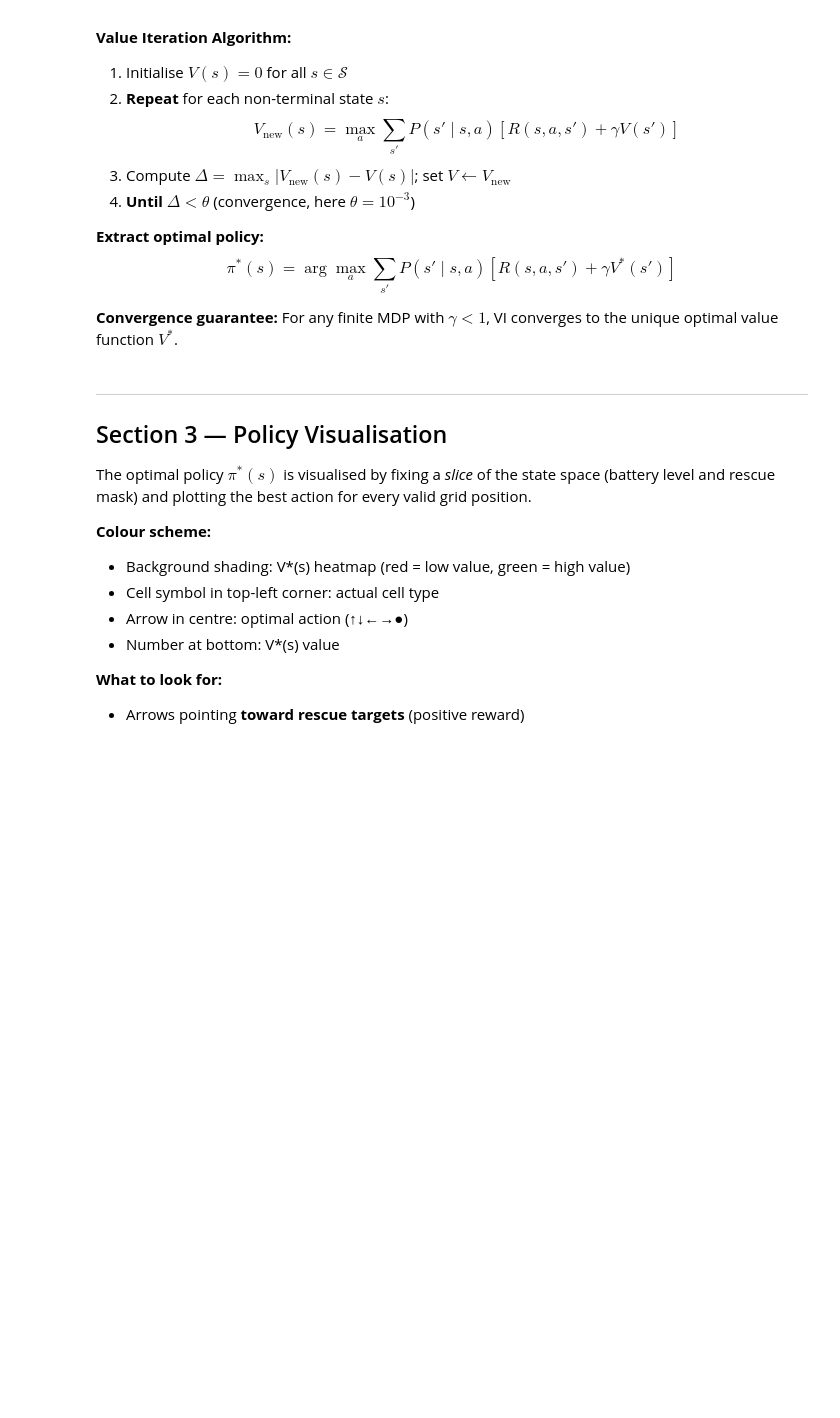
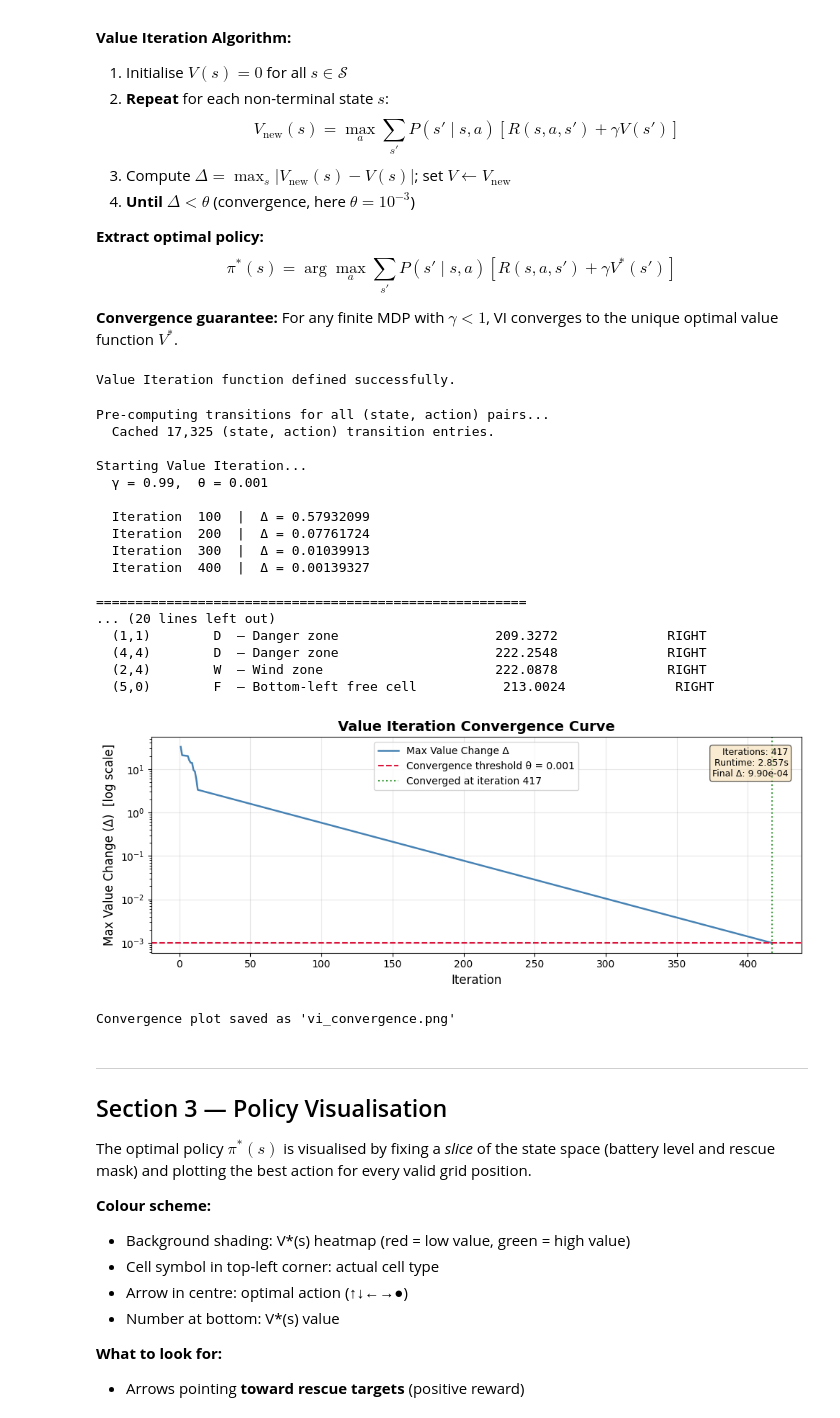
Before and after one commit to pkm-bits/DRL_DP_BITS_Sem2_Assignment, a Jupyter notebook: drone_rescue_dp.ipynb, the cells around one changed output. Drawn from its saved outputs; the diff is of its cells as text; code cells hidden in the pictures; blank space fills up the shorter version.

```diff
--- a/drone_rescue_dp.ipynb
+++ b/drone_rescue_dp.ipynb
@@ -355,26 +377,26 @@ print("Helper function unit tests:")
 print()
 
 # Test effective_cell: rescued target should return 'F'
-assert effective_cell(0, 2, 0b001) == 'F',  "Rescued R0 should show as F"
-assert effective_cell(0, 2, 0b000) == 'R',  "Unrescued R0 should show as R"
+assert effective_cell(2, 5, 0b001) == 'F',  "Rescued R0 should show as F"
+assert effective_cell(2, 5, 0b000) == 'R',  "Unrescued R0 should show as R"
 assert effective_cell(0, 0, 0b000) == 'F',  "Start cell S should show as F"
-assert effective_cell(2, 4, 0b000) == 'D',  "Danger cell should show as D"
+assert effective_cell(1, 1, 0b000) == 'D',  "Danger cell should show as D"
 print("  [PASS] effective_cell(): rescued targets → 'F', S → 'F', others correct")
 
 # Test apply_action_to_pos: blocked/OOB should return same position
 assert apply_action_to_pos(0, 0, UP)   == (0, 0), "UP from top row should stay"
 assert apply_action_to_pos(0, 3, RIGHT) == (0, 4), "Move to (0,4) should succeed"
-assert apply_action_to_pos(1, 3, RIGHT) == (1, 3), "Move into X at (1,4) should stay"
+assert apply_action_to_pos(2, 4, LEFT) == (2, 4), "Move into X at (2,3) should stay"
 print("  [PASS] apply_action_to_pos(): out-of-bounds and blocked correctly handled")
 
 # Test compute_outcome: entering C should refill battery
-ns, r = compute_outcome(0, 3, 5, 0, RIGHT)  # Move from (0,3) → (0,4) which is C
+ns, r = compute_outcome(5, 1, 5, 0, RIGHT)  # Move from (5,1) → (5,2) which is C
 assert ns[2] == MAX_BATTERY, "Entering C should refill battery to MAX"
 assert r == R_CHARGE_ENTRY, "Entering C should give R_CHARGE_ENTRY reward"
 print("  [PASS] compute_outcome(): entering C gives full battery + +5 reward")
 
 # Test compute_outcome: rescue target
-ns, r = compute_outcome(0, 1, 15, 0, RIGHT)  # Move from (0,1) → (0,2) which is R
+ns, r = compute_outcome(2, 4, 15, 0, RIGHT)  # Move from (2,4) → (2,5) which is R
 assert ns[3] == 0b001, "Rescue bit 0 should be set"
 assert r == R_RESCUE, "Rescue reward should be +20"
 print("  [PASS] compute_outcome(): rescue target sets bit and gives +20 reward")
@@ -791,10 +858,10 @@ print()
 print("Sample states:")
 sample_states = [
     (0, 0, 15, 0),   # Start: full battery, no rescues
-    (0, 2, 14, 0),   # Just arrived at first rescue target
-    (0, 4, 14, 1),   # At charging station, 1 rescue done
-    (4, 5, 3,  3),   # Near last target, low battery, 2 rescues done
-    (2, 4, 5,  0),   # At danger zone
+    (2, 5, 14, 0),   # Just arrived at first rescue target (R0)
+    (3, 4, 14, 1),   # At charging station, 1 rescue done
+    (5, 4, 3,  3),   # Near last target (R2), low battery, 2 rescues done
+    (1, 1, 5,  0),   # At danger zone
     (0, 0, 0,  0),   # Terminal: battery dead
     (0, 0, 15, 7),   # Terminal: all rescued
 ]
@@ -1055,6 +1149,8 @@ def value_iteration(all_states, non_terminal_states, gamma=GAMMA, theta=THETA):
 
 
 print("Value Iteration function defined successfully.")
+# %% [output]
+Value Iteration function defined successfully.
 # %%
 # ──────────────────────────────────────────────────────────────────────────────
 # RUN VALUE ITERATION
@@ -1091,7 +1187,7 @@ positions_of_interest = [
     ((1, 1), 'D  — Danger zone'),
     ((4, 4), 'D  — Danger zone'),
     ((2, 4), 'W  — Wind zone'),
-    ((5, 3), 'F  — Bottom-row free cell'),
+    ((5, 0), 'F  — Bottom-left free cell'),
 ]
 print(f"  {'Position':<10} {'Cell':<25} {'V*(bat=15,mask=0)':>18} {'π*(bat=15,mask=0)':>18}")
 print("  " + "-" * 73)
@@ -1109,33 +1205,53 @@ fig, ax = plt.subplots(figsize=(10, 4))
 ax.semilogy(range(1, vi_iters + 1), vi_deltas,
             color='steelblue', linewidth=1.8, label='Max Value Change Δ')
 
 # Draw convergence threshold line
 ax.axhline(y=THETA, color='crimson', linestyle='--', linewidth=1.5,
            label=f'Convergence threshold θ = {THETA}')
 
 # Annotate the convergence point
 ax.axvline(x=vi_iters, color='green', linestyle=':', linewidth=1.5, alpha=0.8,
            label=f'Converged at iteration {vi_iters}')
 
 ax.set_xlabel('Iteration', fontsize=12)
 ax.set_ylabel('Max Value Change (Δ)  [log scale]', fontsize=12)
 ax.set_title('Value Iteration Convergence Curve', fontsize=14, fontweight='bold')
 ax.legend(fontsize=10)
 ax.grid(True, alpha=0.3)
 ax.xaxis.set_major_locator(MaxNLocator(integer=True))
 
 # Add text box with summary stats
 stats_text = (f'Iterations: {vi_iters}\n'
               f'Runtime: {vi_elapsed:.3f}s\n'
               f'Final Δ: {vi_final_delta:.2e}')
 ax.text(0.98, 0.95, stats_text, transform=ax.transAxes, fontsize=9,
         verticalalignment='top', horizontalalignment='right',
         bbox=dict(boxstyle='round', facecolor='wheat', alpha=0.6))
 
 plt.tight_layout()
 plt.savefig('vi_convergence.png', dpi=150, bbox_inches='tight')
 plt.show()
 print("Convergence plot saved as 'vi_convergence.png'")
+# %% [output]
+Pre-computing transitions for all (state, action) pairs...
+  Cached 17,325 (state, action) transition entries.
+
+Starting Value Iteration...
+  γ = 0.99,  θ = 0.001
+
+  Iteration  100  |  Δ = 0.57932099
+  Iteration  200  |  Δ = 0.07761724
+  Iteration  300  |  Δ = 0.01039913
+  Iteration  400  |  Δ = 0.00139327
+
+=======================================================
+... (20 lines left out)
+  (1,1)        D  — Danger zone                    209.3272              RIGHT
+  (4,4)        D  — Danger zone                    222.2548              RIGHT
+  (2,4)        W  — Wind zone                      222.0878              RIGHT
+  (5,0)        F  — Bottom-left free cell           213.0024              RIGHT
+[figure, added]
+Convergence plot saved as 'vi_convergence.png'
 # %% [markdown]
 ---
 ## Section 3 — Policy Visualisation
```
Also changed, not shown: parts of 17 cells of this notebook.
